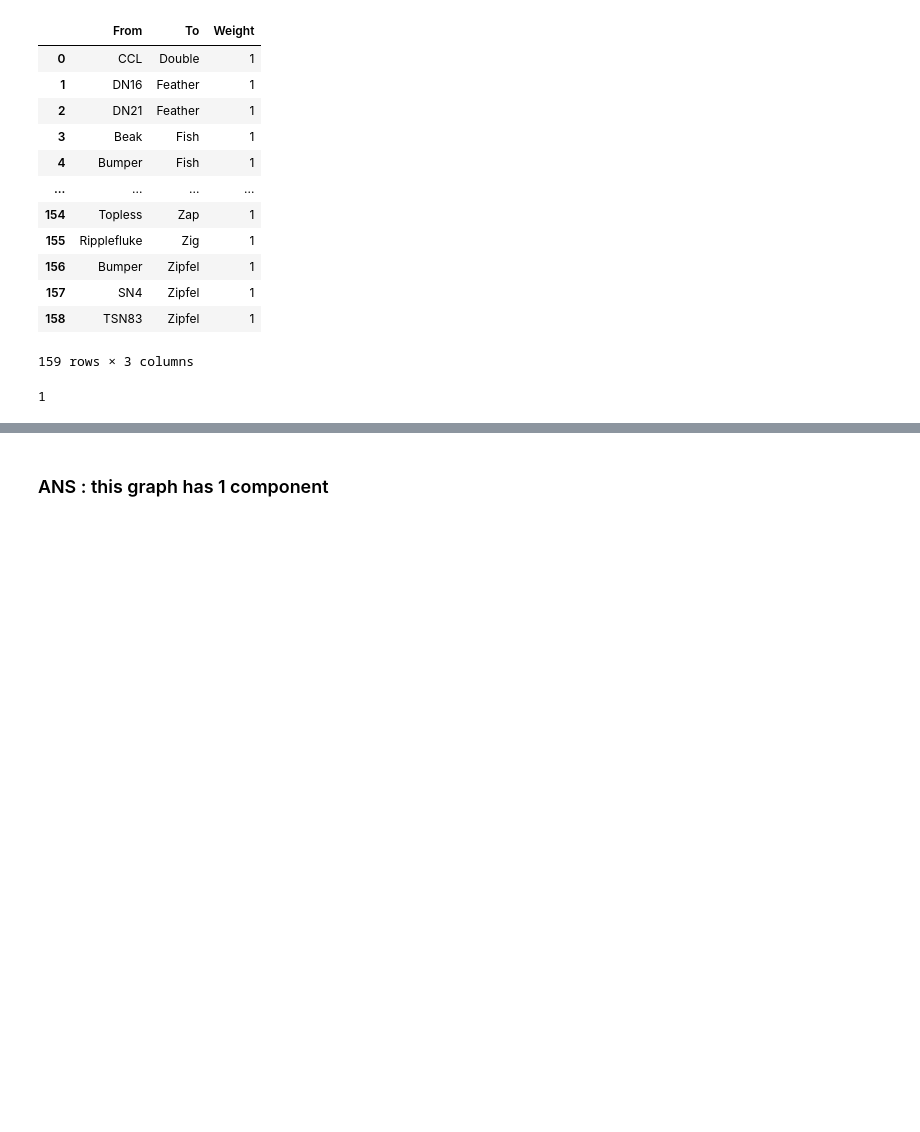
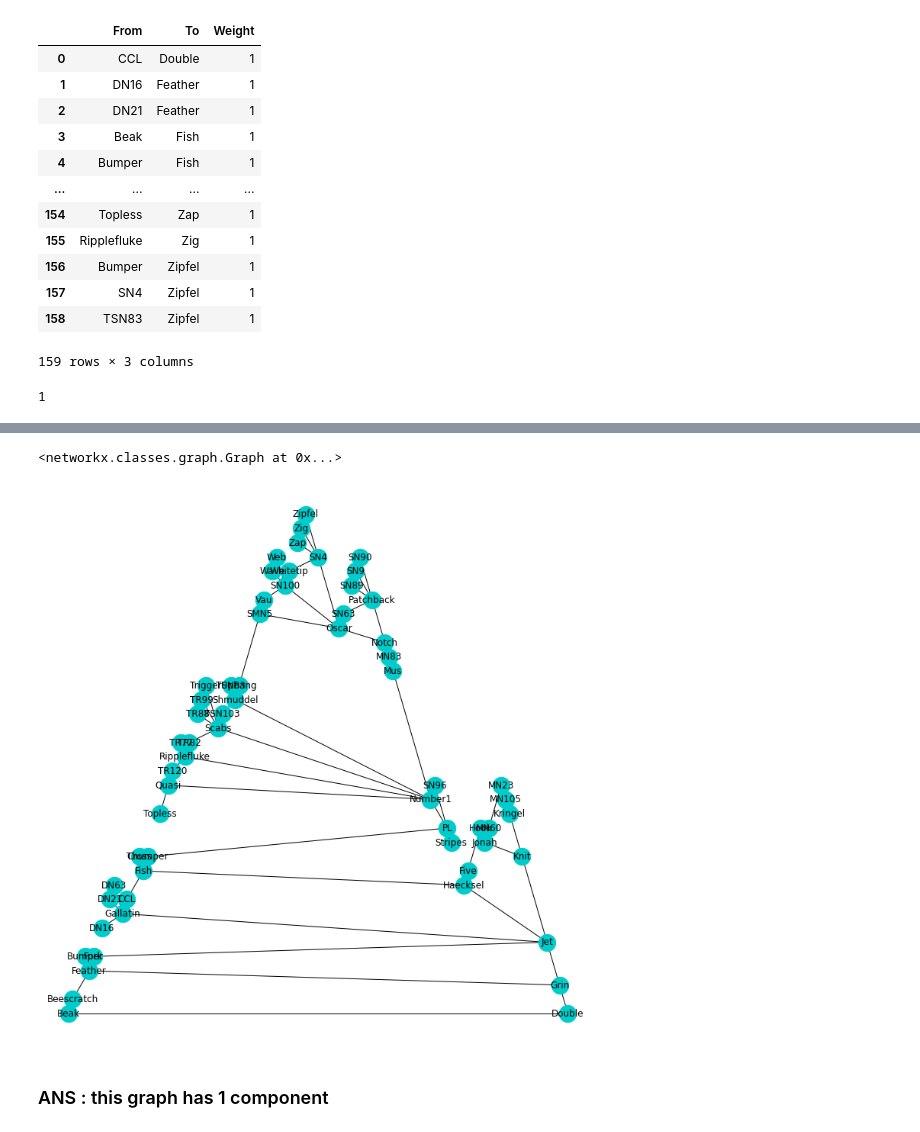
Before and after one commit to pumpumzpum/CPE352_Data_science, a Jupyter notebook: Lab_lecture3_Network_data.ipynb, the cells around one changed output, grey strips where cells are left out. Cells and saved outputs as stored; diff of their text form; code cells hidden in the pictures; blank space fills up the shorter version.

```diff
--- a/Lab_lecture3_Network_data.ipynb
+++ b/Lab_lecture3_Network_data.ipynb
@@ -122,2 +163,26 @@ print(components)
+# %%
+## Preparing Data
+list1  = []
+list2 = []
+for i in fill_compo:
+    list1.append(i[0])
+    list2.append(i[1])
+# %%
+### Fill adjacent
+for i in range(len(list1)):
+    component_df.loc[list1[i],list2[i]] = 1
+# %%
+component_df.fillna(0,inplace=True)
+# %%
+G = nx.from_pandas_adjacency(component_df)
+# %%
+G
+# %% [output]
+<networkx.classes.graph.Graph at 0x...>
+# %%
+plt.figure(3,figsize=(10,10))
+nx.draw_planar(G, with_labels=True, node_size=500, node_color='#00CCCC')
+# %% [output]
+[figure, added]
 # %% [markdown]
 ### ANS : this graph has 1 component
```
Also changed, not shown: parts of 8 cells of this notebook.
